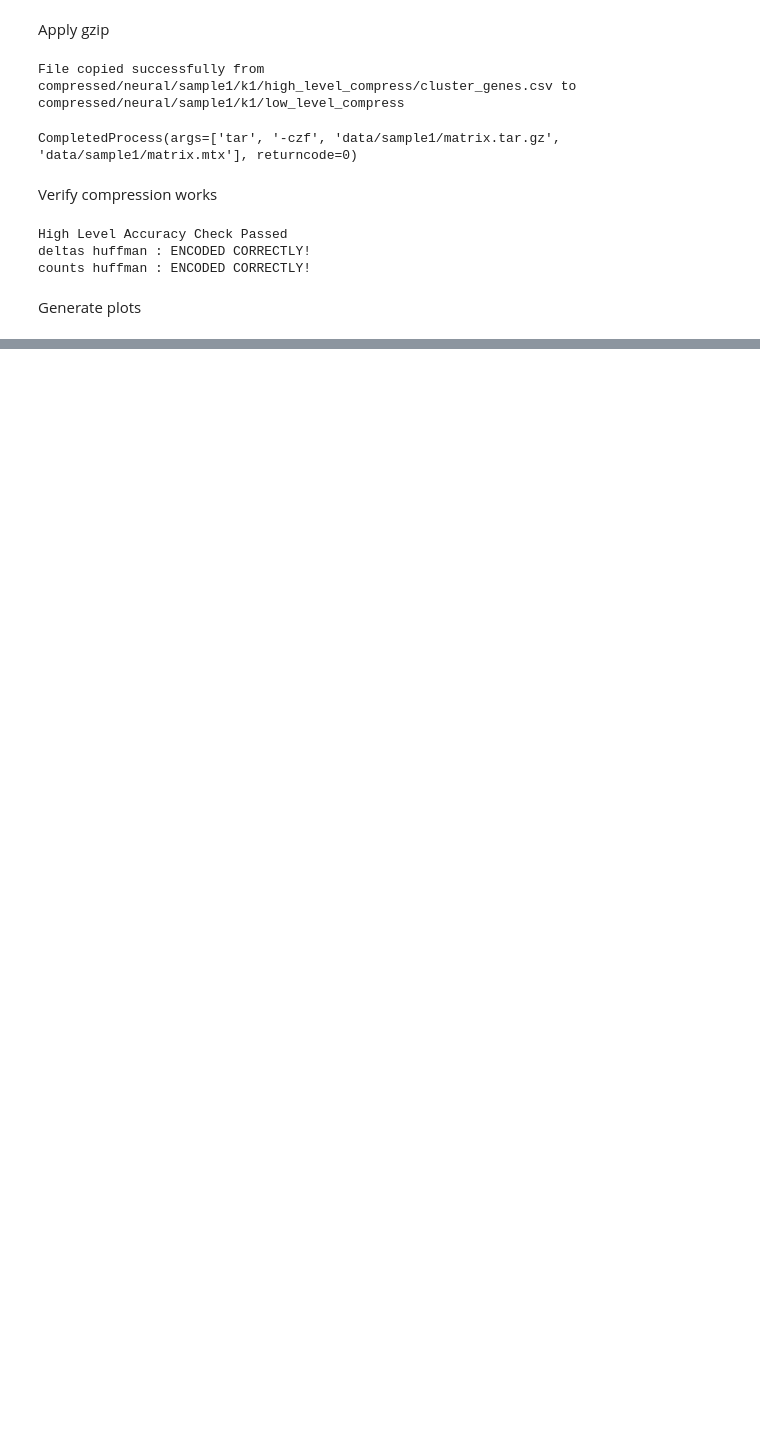
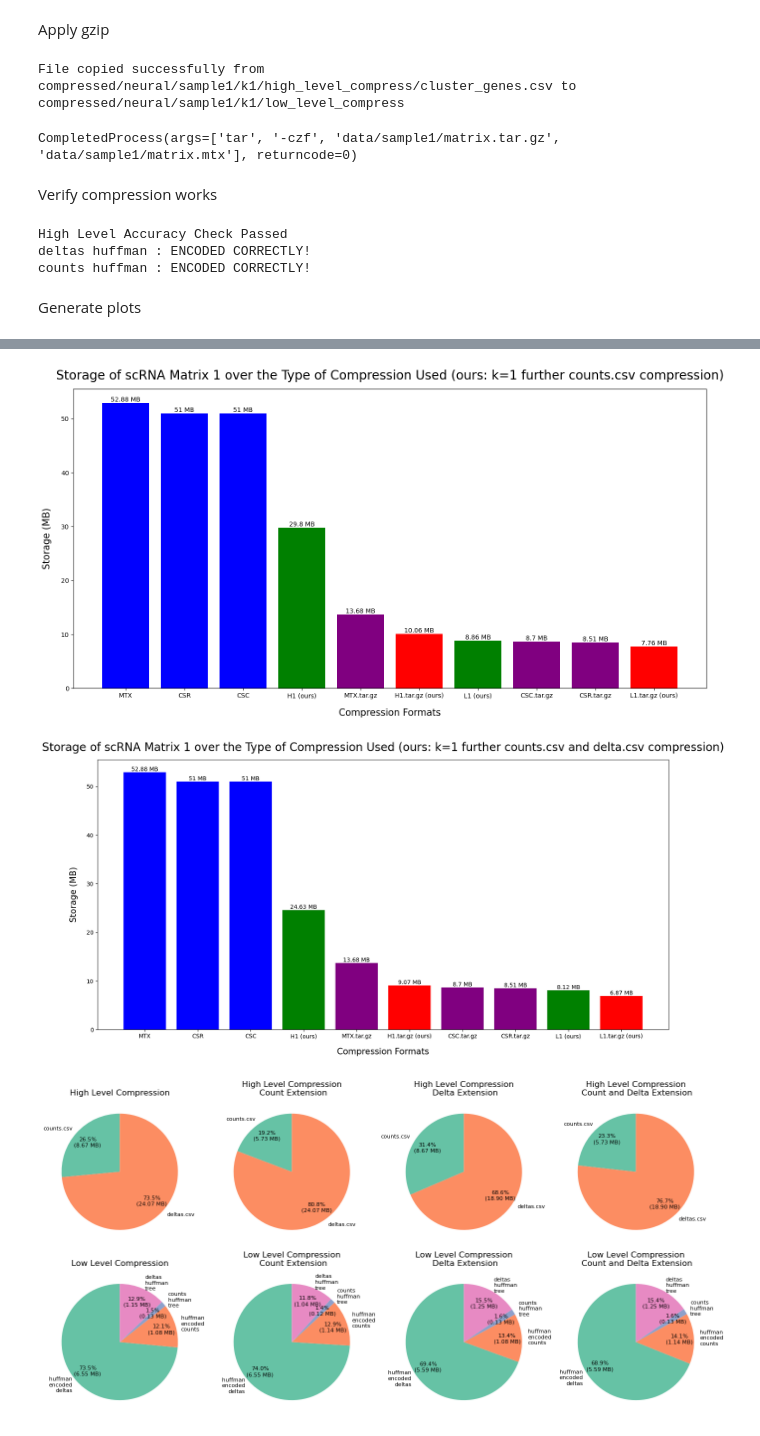
Before and after one commit to Neko-23/scRNA_Compression, a Jupyter notebook: compression_pipeline.ipynb, the cells around one changed output, grey strips where cells are left out. Saved outputs shown, nothing was run; the diff lists cells and outputs as text; code cells hidden in the pictures; blank space fills up the shorter version.

Commit message:
added pie chart visualization

```diff
--- a/compression_pipeline.ipynb
+++ b/compression_pipeline.ipynb
@@ -191,0 +135,6 @@ for directory_extension, title_extension in types:
+# %%
+from visualization import create_bar_charts, create_pie_chart
+
+create_bar_charts(out_path, sample, k)
+create_pie_chart(out_path)
+# %% [output]
@@ -191,0 +143,3 @@ for directory_extension, title_extension in types:
+[figure, added]
+[figure, added]
+[figure, added]
```
Also changed, not shown: parts of 2 cells of this notebook, 15 other files.
